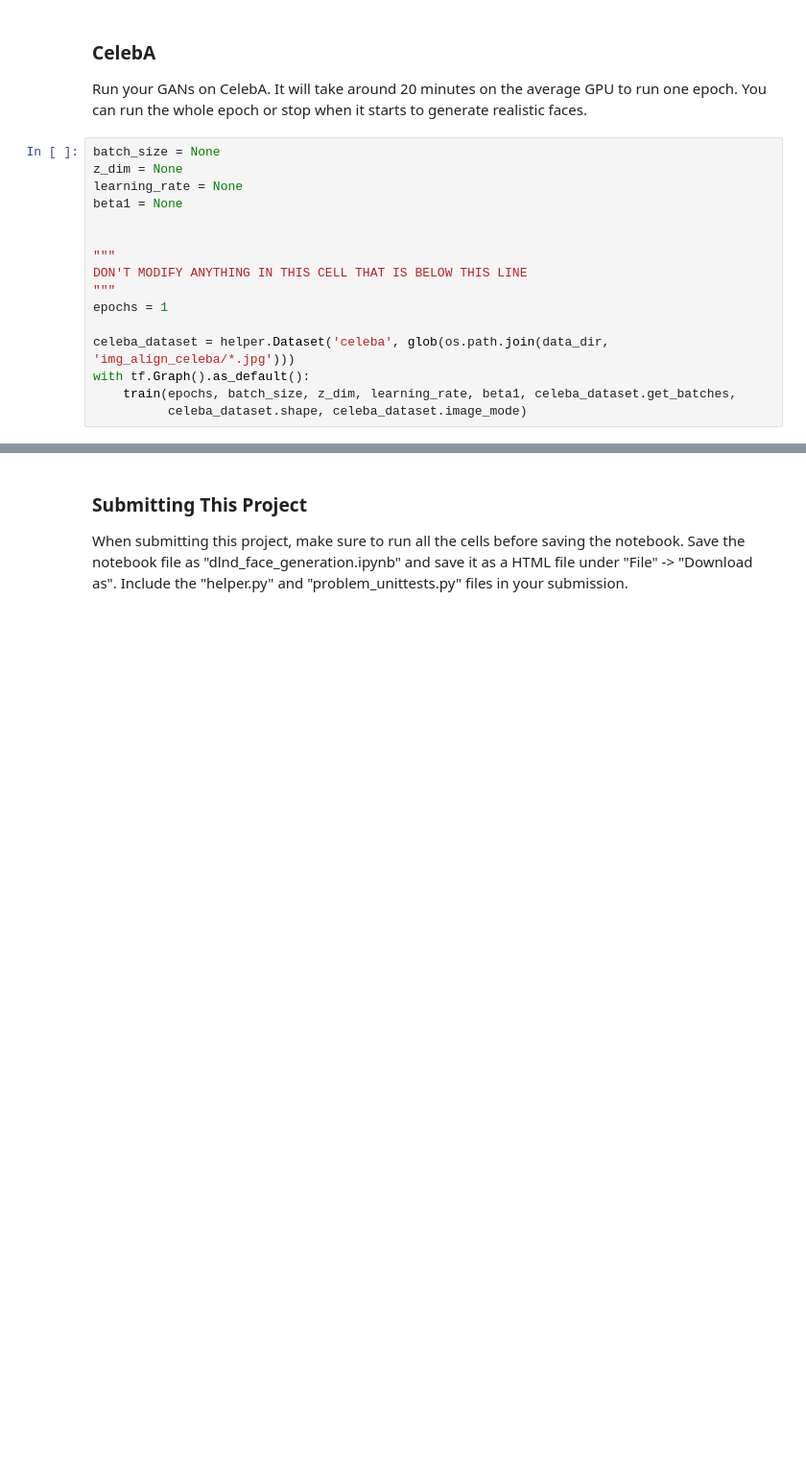
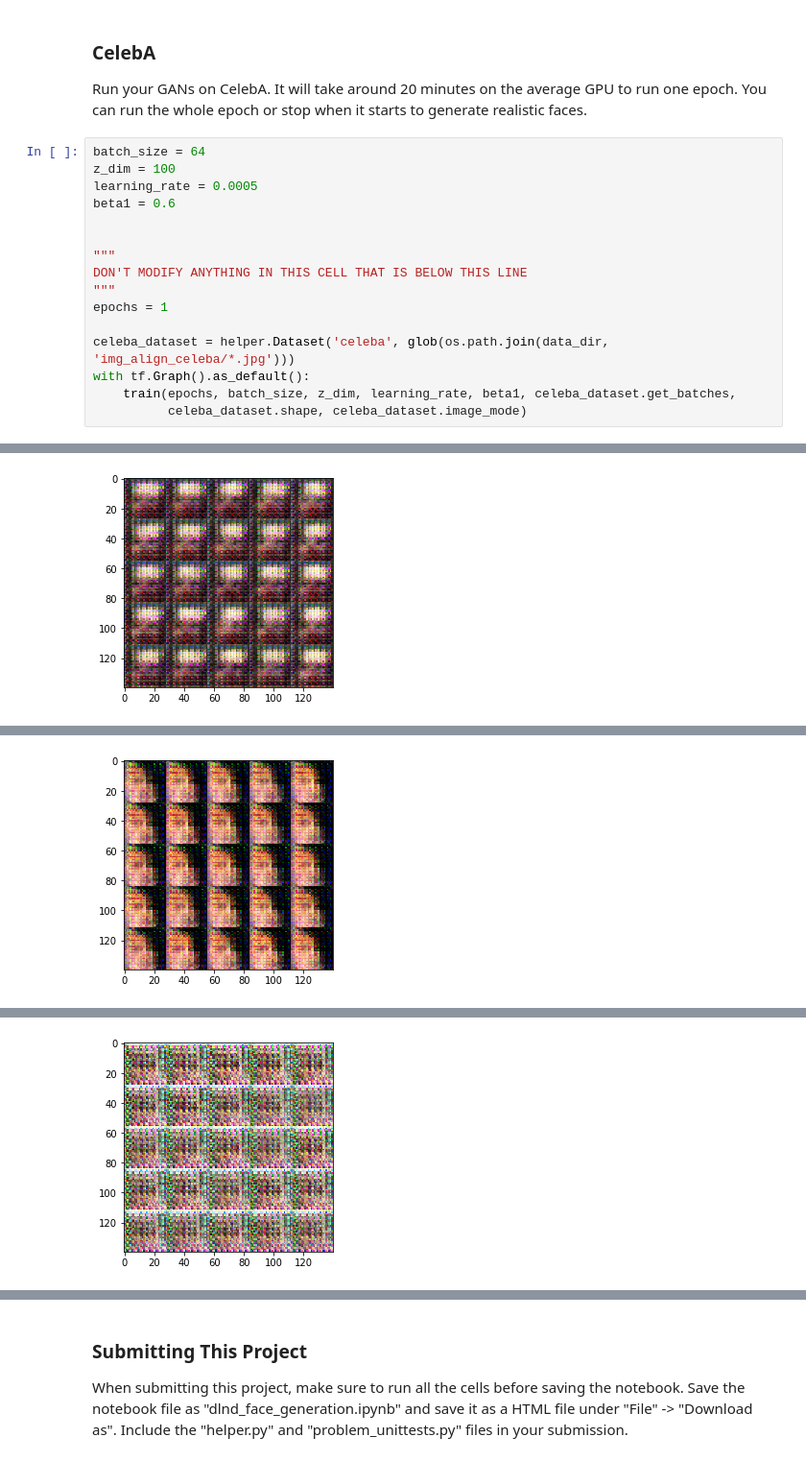
Before and after one commit to muzhi1991/DL_project_FaceGeneration, a Jupyter notebook: dlnd_face_generation.ipynb, the cells around one changed output, grey strips where cells are left out. Shown at 96% size. Cells and saved outputs as stored; diff of their text form; blank space fills up the shorter version.

```diff
--- a/dlnd_face_generation.ipynb
+++ b/dlnd_face_generation.ipynb
@@ -395,10 +461,10 @@ KeyboardInterrupt:
 ### CelebA
 Run your GANs on CelebA.  It will take around 20 minutes on the average GPU to run one epoch.  You can run the whole epoch or stop when it starts to generate realistic faces.
 # %%
-batch_size = None
-z_dim = None
-learning_rate = None
-beta1 = None
+batch_size = 64
+z_dim = 100
+learning_rate = 0.0005
+beta1 = 0.6
 
 
 """
@@ -410,3 +476,4 @@ celeba_dataset = helper.Dataset('celeba', glob(os.path.join(data_dir, 'img_align
 with tf.Graph().as_default():
     train(epochs, batch_size, z_dim, learning_rate, beta1, celeba_dataset.get_batches,
           celeba_dataset.shape, celeba_dataset.image_mode)
+# %% [output]
@@ -412,0 +489 @@ with tf.Graph().as_default():
+[figure, added]
@@ -412,0 +496 @@ with tf.Graph().as_default():
+[figure, added]
@@ -412,0 +503 @@ with tf.Graph().as_default():
+[figure, added]
```
Also changed, not shown: parts of 10 cells of this notebook, 1 other file.
